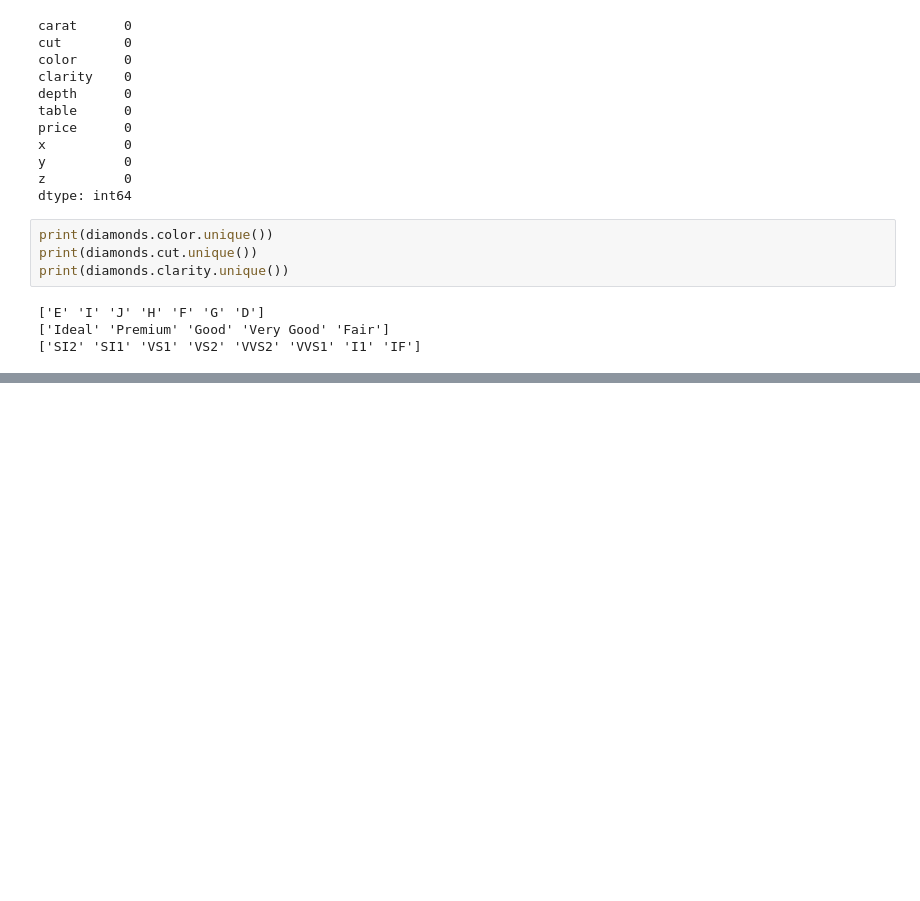
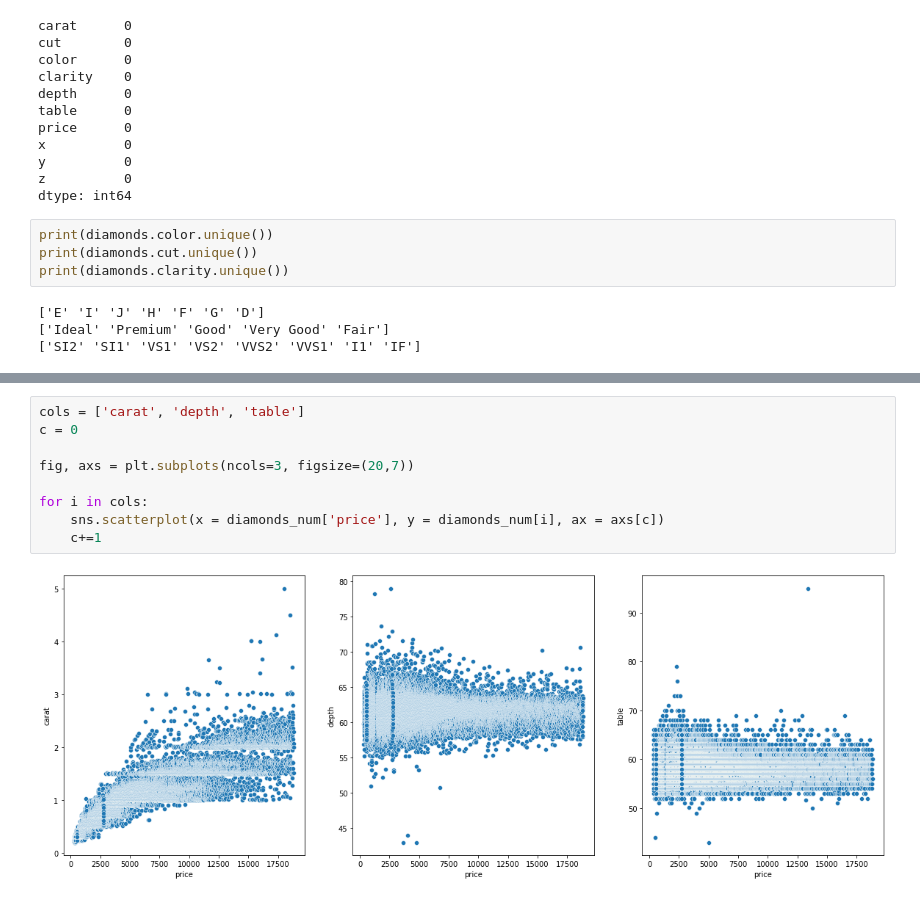
Before and after one commit to danielsaiger1/Data_Analytics, a Jupyter notebook: diamond-price-prediction.ipynb, the cells around one changed output, grey strips where cells are left out. Drawn from its saved outputs; the diff is of its cells as text; blank space fills up the shorter version.

```diff
--- a/diamond-price-prediction.ipynb
+++ b/diamond-price-prediction.ipynb
@@ -138,0 +145,11 @@ diamonds.head()
+# %%
+cols = ['carat', 'depth', 'table']
+c = 0
+
+fig, axs = plt.subplots(ncols=3, figsize=(20,7))
+
+for i in cols:
+    sns.scatterplot(x = diamonds_num['price'], y = diamonds_num[i], ax = axs[c])
+    c+=1
+# %% [output]
+[figure, added]
```
Also changed, not shown: parts of 5 cells of this notebook.
